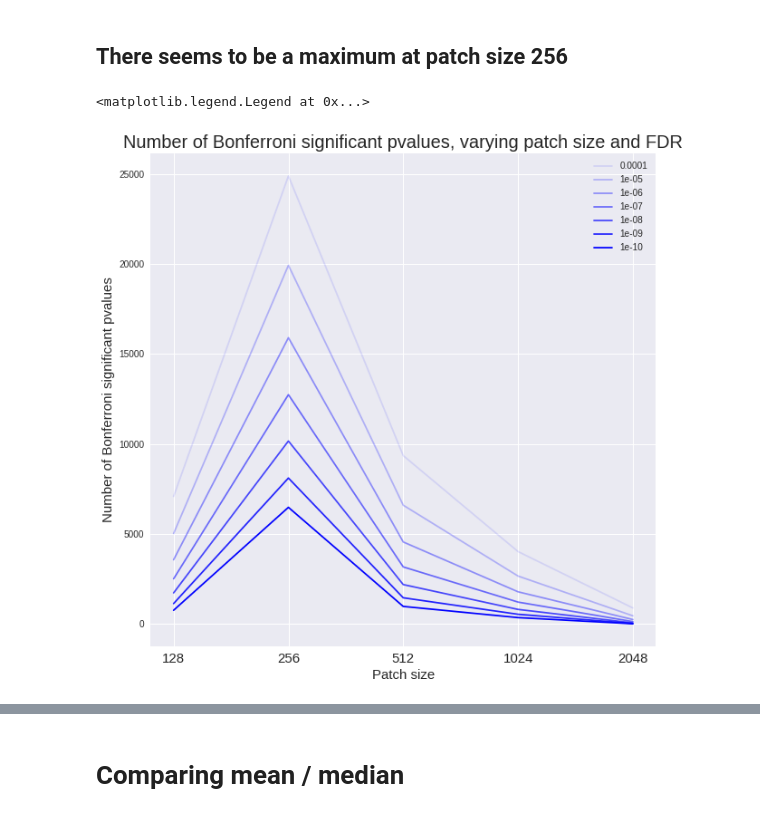
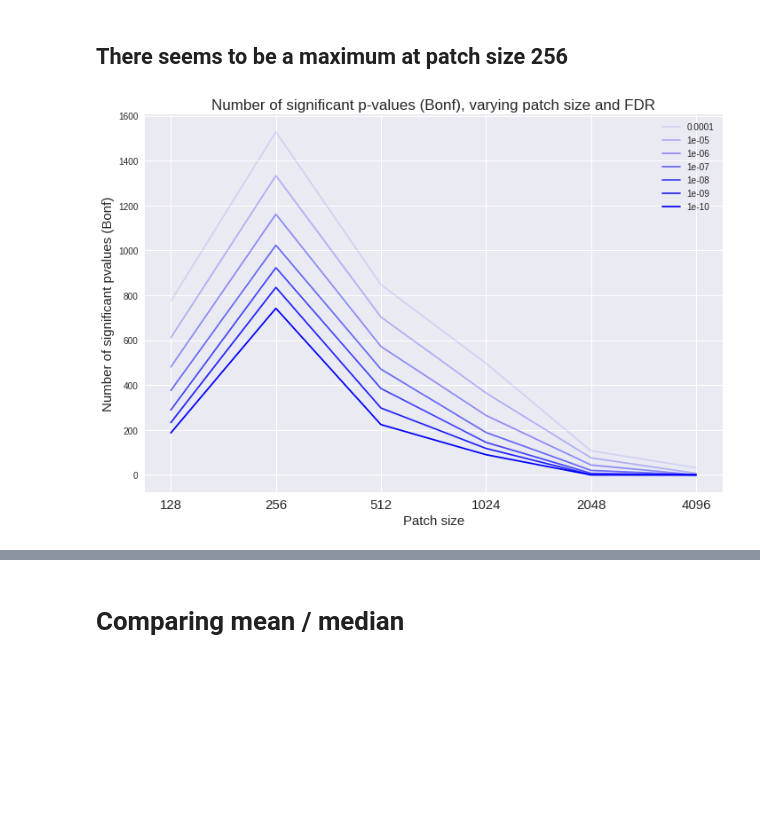
Before and after one commit to willgdjones/GTEx, a Jupyter notebook: notebooks/daily/17-05-11-number-of-signifiant-associations-across-different-patch-sizes.ipynb, the cells around one changed output, grey strips where cells are left out. Cells and saved outputs as stored; diff of their text form; code cells hidden in the pictures; blank space fills up the shorter version.

```diff
--- a/notebooks/daily/17-05-11-number-of-signifiant-associations-across-different-patch-sizes.ipynb
+++ b/notebooks/daily/17-05-11-number-of-signifiant-associations-across-different-patch-sizes.ipynb
@@ -54,5 +69,3 @@ plt.show()
 # %%
-N = 100
-M = 5000
-most_expressed_transcript_idx = np.argsort(np.std(expression,axis=0))[::-1][:M]
-most_varying_feature_idx = np.argsort(np.std(concatenated_features,axis=0))[::-1][:N]
+most_expressed_transcript_idx = list(np.argsort(np.std(expression,axis=0))[-100:]) + list(np.argsort(np.mean(expression,axis=0))[-100:])
+most_varying_feature_idx = np.argsort(np.std(concatenated_features,axis=0))[::-1][:100]
@@ -63,22 +88,24 @@ most_varying_feature_idx = np.argsort(np.std(concatenated_features,axis=0))[::-1
 # %%
 import pdb
 # %%
+most_expressed_transcript_idx = list(np.argsort(np.std(expression,axis=0))[-100:]) + list(np.argsort(np.mean(expression,axis=0))[-100:])
+most_varying_feature_idx = np.argsort(np.std(concatenated_features,axis=0))[::-1][:100]
+
 results = {}
 aggregations = ['mean','median']
-sizes = ['128','256','512','1024','2048']
+sizes = ['128','256','512','1024','2048','4096']
 for a in aggregations:
     for s in sizes:
         print (a,s)
-        with h5py.File(GTEx_directory + '/data/retrained_inceptionet_aggregations.hdf5','r') as f:
+        with h5py.File(GTEx_directory + '/data/new_raw_inceptionet_aggregations.hdf5','r') as f:
             expression = f['lung'][s]['expression'].value
             mean_features = f['lung'][s][a].value
             expression_IDs = f['lung'][s]['expression_IDs'].value
             filt_expression = expression[:,most_expressed_transcript_idx]
             most_expressed_feature_idx = np.argsort(np.std(mean_features,axis=0))[::-1]
             filt_mean_features = mean_features[:,most_varying_feature_idx]
-
             N = 100
-            M = 5000
+            M = 200
             pvalues = np.zeros((N,M))
             R_matrix = np.zeros((N,M))
             for i in range(N):
@@ -89,10 +116,13 @@ for a in aggregations:
                     R_matrix[i,j] = res[0]
                     pvalues[i,j] = res[1]
 
-            R_key = '{}_{}_{}'.format(a,s,'pvalues')
-            assoc_key = '{}_{}_{}'.format(a,s,'R')
+            R_key = '{}_{}_{}'.format(a,s,'R')
+            pvalue_key = '{}_{}_{}'.format(a,s,'pvalues')
             results[R_key] = R_matrix
-            results[assoc_key] = pvalues
+            results[pvalue_key] = pvalues
+
+
+import pickle; pickle.dump([most_expressed_transcript_idx, most_varying_feature_idx, results], open(GTEx_directory + '/data/quick_pvalues.py','wb'))
 # %% [output]
 mean 128
 0
@@ -121,19 +153,19 @@ import pickle; [most_expressed_transcript_idx, most_varying_feature_idx, results
 ## There seems to be a maximum at patch size 256
 # %%
 alphas = [0.0001,0.00001,0.000001,0.0000001,0.00000001,0.000000001,0.0000000001]
-sizes = [128,256,512,1024,2048]
+sizes = [128,256,512,1024,2048,4096]
 aggregations = ['mean','median']
 # %%
-plt.figure(figsize=(10,10))
-plt.title("Number of Bonferroni significant pvalues, varying patch size and FDR", size=20)
+plt.figure(figsize=(10,7))
+plt.title("Number of significant p-values (Bonf), varying patch size and FDR", size=17)
 plt.xticks(range(len(alphas)),sizes,size=15)
 plt.xlabel('Patch size',size=15)
-plt.ylabel('Number of Bonferroni significant pvalues',size=15)
+plt.ylabel('Number of significant pvalues (Bonf)',size=15)
 for a in aggregations[0:1]:
     for (k, alph) in enumerate(alphas):
-        points = [sum(smm.multipletests(results['{}_{}_{}'.format(a,s,'R')].flatten(),method='bonferroni',alpha=alph)[0]) for s in sizes]
+        points = [sum(smm.multipletests(results['{}_{}_{}'.format(a,s,'pvalues')].flatten(),method='bonferroni',alpha=alph)[0]) for s in sizes]
         plt.plot(points, c='blue',label=alph, alpha=0.1+0.15*k)
 plt.legend()
+plt.tight_layout()
 # %% [output]
-<matplotlib.legend.Legend at 0x...>
-[figure, old version]
+[figure, new version]
```
Also changed, not shown: parts of 16 cells of this notebook, 20 other files.
